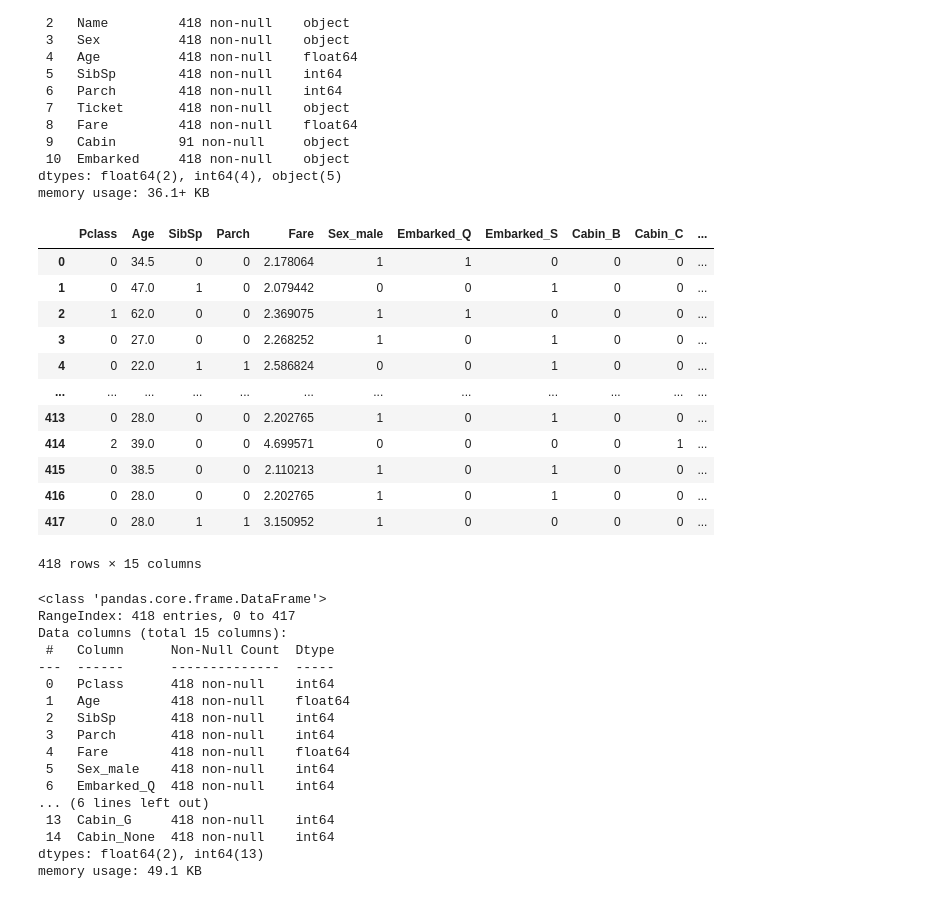
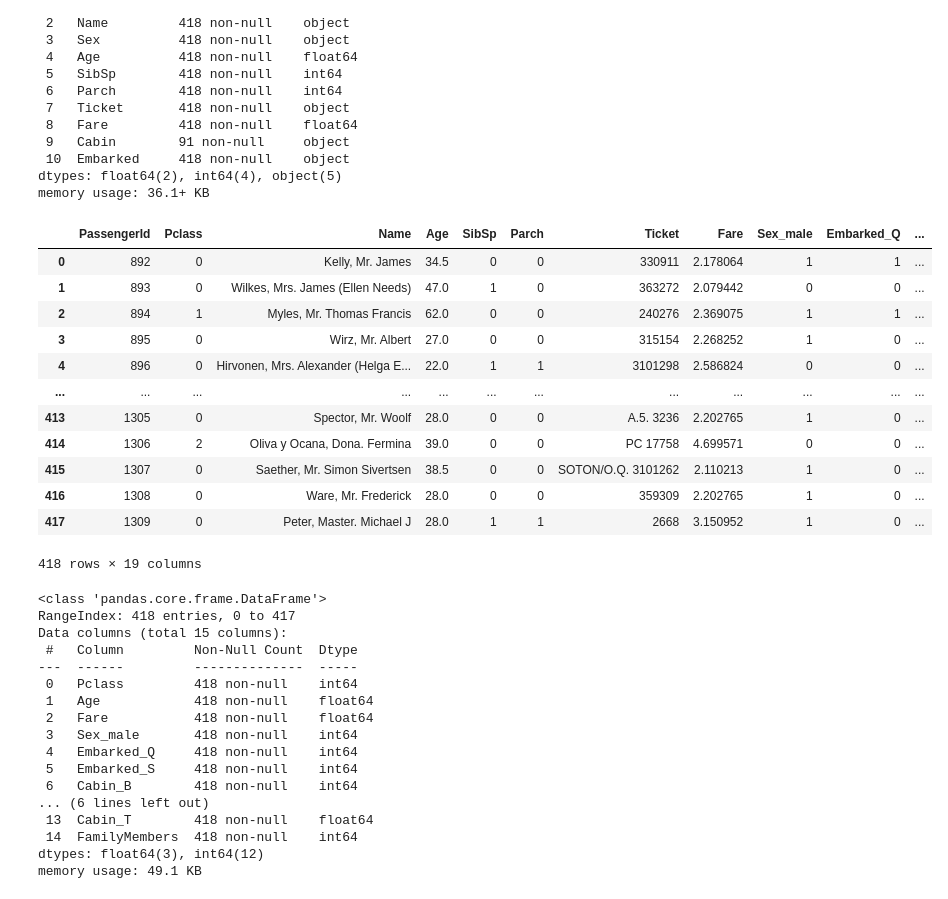
Before and after one commit to aami-sagnik/titanic-ml, a Jupyter notebook: feature_engineering.ipynb, the cells around one changed output. Cells and saved outputs as stored; diff of their text form; code cells hidden in the pictures.

Commit message:
Add combined family members

```diff
--- a/feature_engineering.ipynb
+++ b/feature_engineering.ipynb
@@ -140,0 +149,4 @@ sns.kdeplot(train_df["Fare"])
+# %%
+ordinal_encoding = {
+   "Pclass": [3, 2, 1]
+}
@@ -160,5 +180,7 @@ Data columns (total 8 columns):
  7   Cabin     891 non-null    object
 dtypes: float64(2), int64(3), object(3)
 memory usage: 55.8+ KB
+# %%
+nominal_features = ['Sex', 'Embarked', 'Cabin']
 # %%
 from transformers import encode_nominal
@@ -319,19 +444,19 @@ memory usage: 36.1+ KB
 # %%
 from transformers import apply_all
 
-test_df = apply_all(test_df)
+test_df = apply_all(test_df, ordinal_encoding, nominal_features)
 test_df
 # %% [output]
-|  | Pclass | Age | SibSp | Parch | Fare | Sex_male | Embarked_Q | Embarked_S | Cabin_B | Cabin_C | ... |
-| 0 | 0 | 34.5 | 0 | 0 | 2.178064 | 1 | 1 | 0 | 0 | 0 | ... |
-| 1 | 0 | 47.0 | 1 | 0 | 2.079442 | 0 | 0 | 1 | 0 | 0 | ... |
-| 2 | 1 | 62.0 | 0 | 0 | 2.369075 | 1 | 1 | 0 | 0 | 0 | ... |
-| 3 | 0 | 27.0 | 0 | 0 | 2.268252 | 1 | 0 | 1 | 0 | 0 | ... |
-| 4 | 0 | 22.0 | 1 | 1 | 2.586824 | 0 | 0 | 1 | 0 | 0 | ... |
+|  | PassengerId | Pclass | Name | Age | SibSp | Parch | Ticket | Fare | Sex_male | Embarked_Q | ... |
+| 0 | 892 | 0 | Kelly, Mr. James | 34.5 | 0 | 0 | 330911 | 2.178064 | 1 | 1 | ... |
+| 1 | 893 | 0 | Wilkes, Mrs. James (Ellen Needs) | 47.0 | 1 | 0 | 363272 | 2.079442 | 0 | 0 | ... |
+| 2 | 894 | 1 | Myles, Mr. Thomas Francis | 62.0 | 0 | 0 | 240276 | 2.369075 | 1 | 1 | ... |
+| 3 | 895 | 0 | Wirz, Mr. Albert | 27.0 | 0 | 0 | 315154 | 2.268252 | 1 | 0 | ... |
+| 4 | 896 | 0 | Hirvonen, Mrs. Alexander (Helga E... | 22.0 | 1 | 1 | 3101298 | 2.586824 | 0 | 0 | ... |
 | ... | ... | ... | ... | ... | ... | ... | ... | ... | ... | ... | ... |
-| 413 | 0 | 28.0 | 0 | 0 | 2.202765 | 1 | 0 | 1 | 0 | 0 | ... |
-| 414 | 2 | 39.0 | 0 | 0 | 4.699571 | 0 | 0 | 0 | 0 | 1 | ... |
-| 415 | 0 | 38.5 | 0 | 0 | 2.110213 | 1 | 0 | 1 | 0 | 0 | ... |
-| 416 | 0 | 28.0 | 0 | 0 | 2.202765 | 1 | 0 | 1 | 0 | 0 | ... |
-| 417 | 0 | 28.0 | 1 | 1 | 3.150952 | 1 | 0 | 0 | 0 | 0 | ... |
+| 413 | 1305 | 0 | Spector, Mr. Woolf | 28.0 | 0 | 0 | A.5. 3236 | 2.202765 | 1 | 0 | ... |
+| 414 | 1306 | 2 | Oliva y Ocana, Dona. Fermina | 39.0 | 0 | 0 | PC 17758 | 4.699571 | 0 | 0 | ... |
+| 415 | 1307 | 0 | Saether, Mr. Simon Sivertsen | 38.5 | 0 | 0 | SOTON/O.Q. 3101262 | 2.110213 | 1 | 0 | ... |
+| 416 | 1308 | 0 | Ware, Mr. Frederick | 28.0 | 0 | 0 | 359309 | 2.202765 | 1 | 0 | ... |
+| 417 | 1309 | 0 | Peter, Master. Michael J | 28.0 | 1 | 1 | 2668 | 3.150952 | 1 | 0 | ... |
-418 rows × 15 columns
+418 rows × 19 columns
@@ -338,21 +465,21 @@ test_df
 # %%
-test_df.info()
+test_df[features].info()
 # %% [output]
 <class 'pandas.core.frame.DataFrame'>
 RangeIndex: 418 entries, 0 to 417
 Data columns (total 15 columns):
- #   Column      Non-Null Count  Dtype
----  ------      --------------  -----
- 0   Pclass      418 non-null    int64
- 1   Age         418 non-null    float64
- 2   SibSp       418 non-null    int64
- 3   Parch       418 non-null    int64
- 4   Fare        418 non-null    float64
- 5   Sex_male    418 non-null    int64
- 6   Embarked_Q  418 non-null    int64
+ #   Column         Non-Null Count  Dtype
+---  ------         --------------  -----
+ 0   Pclass         418 non-null    int64
+ 1   Age            418 non-null    float64
+ 2   Fare           418 non-null    float64
+ 3   Sex_male       418 non-null    int64
+ 4   Embarked_Q     418 non-null    int64
+ 5   Embarked_S     418 non-null    int64
+ 6   Cabin_B        418 non-null    int64
 ... (6 lines left out)
- 13  Cabin_G     418 non-null    int64
- 14  Cabin_None  418 non-null    int64
-dtypes: float64(2), int64(13)
+ 13  Cabin_T        418 non-null    float64
+ 14  FamilyMembers  418 non-null    int64
+dtypes: float64(3), int64(12)
 memory usage: 49.1 KB
 # %%
```
Also changed, not shown: parts of 32 cells of this notebook, 7 other files.
